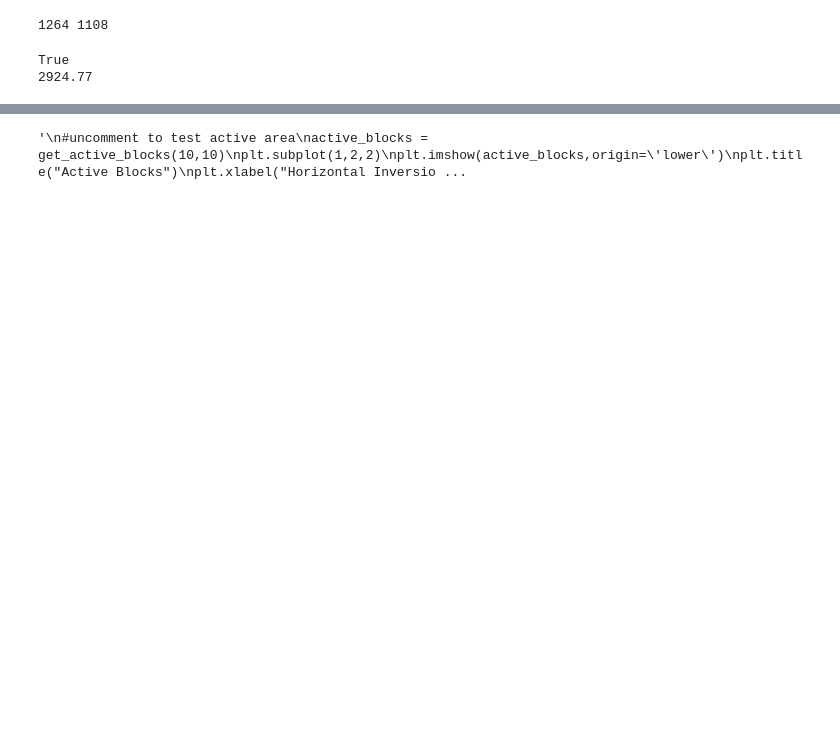
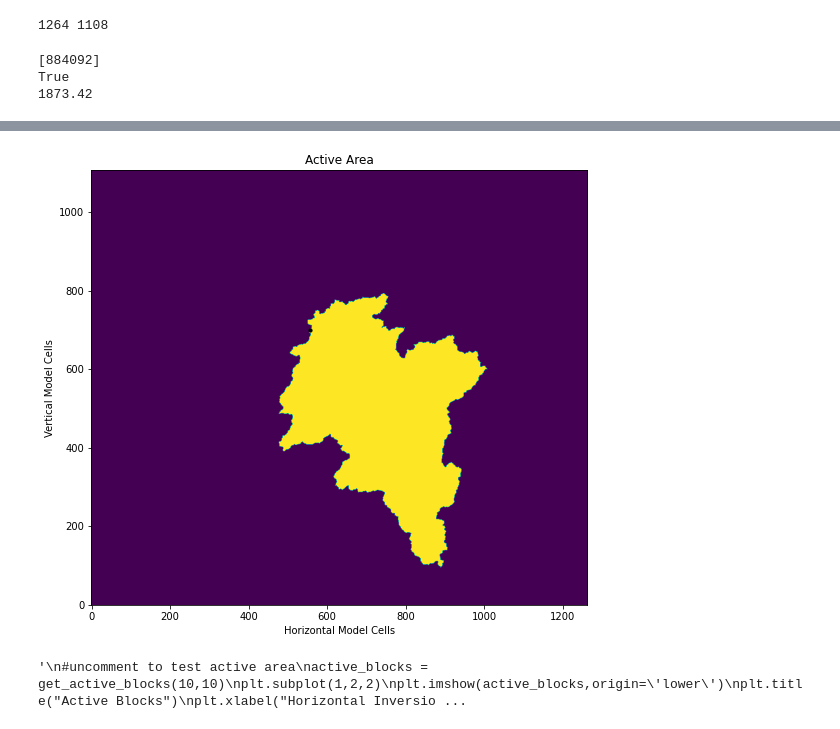
Before and after one commit to Jeschenfelder/msci-clyde-unmixing, a Jupyter notebook: SCRIPTS/Clyde_model.ipynb, the cells around one changed output, grey strips where cells are left out. Saved outputs shown, nothing was run; the diff lists cells and outputs as text; code cells hidden in the pictures; blank space fills up the shorter version.

```diff
--- a/SCRIPTS/Clyde_model.ipynb
+++ b/SCRIPTS/Clyde_model.ipynb
@@ -223,7 +228,8 @@ def expand(block_grid,block_x,block_y):
 # %% [output]
 1264 1108
 # %%
-lowest_sample = loc_nodes[sample_data[:,2]== '700012'] # Locality 700012
+lowest_sample = loc_nodes[sample_data[:,2]== '632104'] # Locality 632104
+print(lowest_sample)
 active_area = get_watershed_mask(mg,lowest_sample) # extract upstream area of most downstream tay sample
 print(True in active_area)
 def get_active_blocks(nx,ny):
@@ -256,10 +262,11 @@ print(np.sum(active_area)*((mg.dx/1000)**2)) #calculate total km2 of active area
 
 #plt.subplot(1,2,1)
 plt.imshow(active_area.reshape(full_shape),origin='lower')
-plt.scatter(x=sample_locs[69,0]/mg.dx, y=sample_locs[69,1]/mg.dx, marker='.', c='r', s=40)
+plt.scatter(x=sample_locs[2,0]/mg.dx, y=sample_locs[2,1]/mg.dx, marker='.', c='k', s=40)
 plt.title("Active Area")
 plt.xlabel("Horizontal Model Cells")
 plt.ylabel("Vertical Model Cells")
+plt.show()
 
 '''
 #uncomment to test active area
@@ -271,5 +278,6 @@ plt.xlabel("Horizontal Inversion Blocks")
 plt.ylabel("Vertical Inversion Blocks")
 '''
 # %% [output]
+[884092]
 True
-2924.77
+1873.42
@@ -278,3 +284,4 @@ True
+[figure, added]
 '\n#uncomment to test active area\nactive_blocks = get_active_blocks(10,10)\nplt.subplot(1,2,2)\nplt.imshow(active_blocks,origin=\'lower\')\nplt.title("Active Blocks")\nplt.xlabel("Horizontal Inversio ...
 # %%
 obs_elems = obs_data[elems]
```
Also changed, not shown: parts of 11 cells of this notebook, 59 other files.
